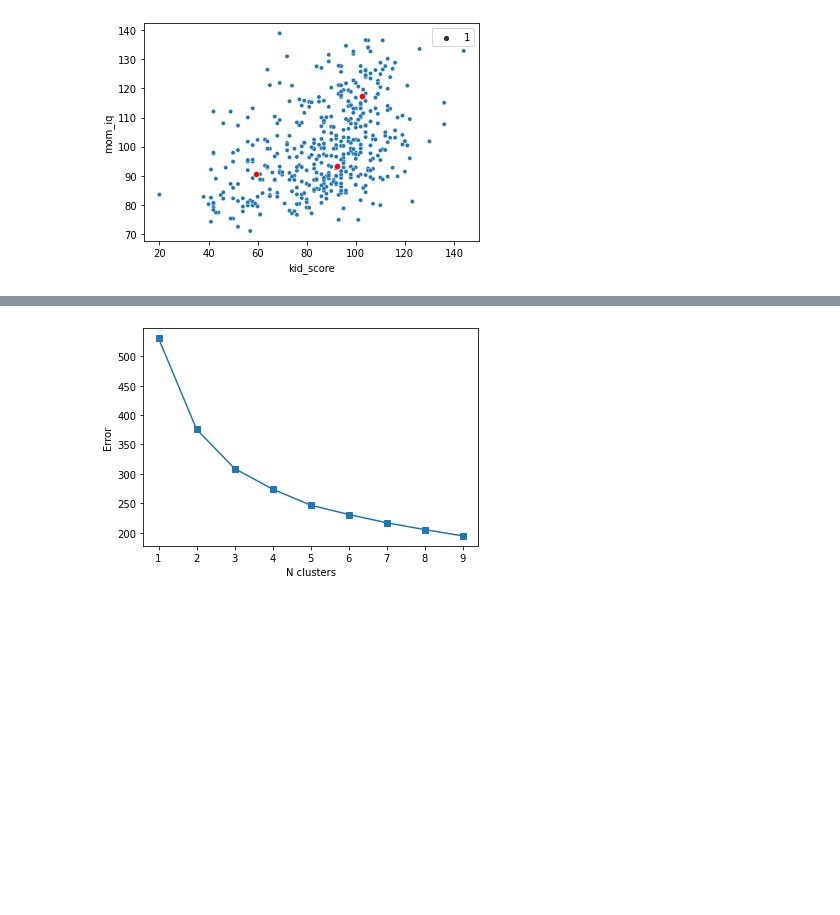
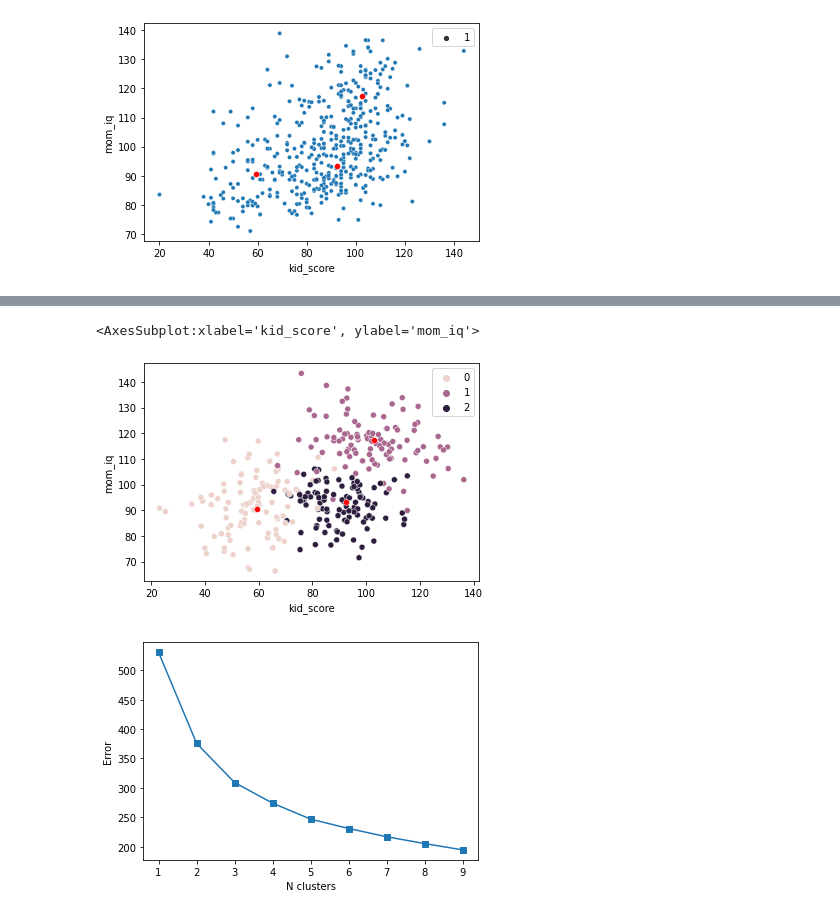
Before and after one commit to vvseva/DS_DAPS, a Jupyter notebook: 1-lab/summarization.ipynb, the cells around one changed output, grey strips where cells are left out. Drawn from its saved outputs; the diff is of its cells as text; code cells hidden in the pictures; blank space fills up the shorter version.

```diff
--- a/1-lab/summarization.ipynb
+++ b/1-lab/summarization.ipynb
@@ -460,0 +479,8 @@ sns.scatterplot(data = two_dim,
+# %%
+df_cluster_agg = res.groupby("cluster")[['kid_score', 'mom_iq']].\
+    agg({
+    'kid_score' : ['mean', 'std'],
+    'mom_iq' : ['mean', 'std']
+})
+    # agg(m = ('kid_score', ['mean', 'std']), s = ('mom_iq','std'))
+df_cluster_agg
@@ -460,0 +511,13 @@ sns.scatterplot(data = two_dim,
+# %%
+df_sim_2 = pd.DataFrame()
+df_sim_temp = pd.DataFrame()
+df_sim_2['kid_score'] = np.random.normal(df_cluster_agg['kid_score']['mean'], df_cluster_agg['kid_score']['std'])
+df_sim_2['mom_iq'] = np.random.normal(df_cluster_agg['mom_iq']['mean'], df_cluster_agg['mom_iq']['std'])
+
+for i in range(0, 100):
+    df_sim_temp['kid_score'] = np.random.normal(df_cluster_agg['kid_score']['mean'], df_cluster_agg['kid_score']['std'])
+    df_sim_temp['mom_iq'] = np.random.normal(df_cluster_agg['mom_iq']['mean'], df_cluster_agg['mom_iq']['std'])
+    df_sim_2 = df_sim_2.append(df_sim_temp)
+
+df_sim_2['cluster'] = df_sim_2.index
+df_sim_2.head()
@@ -461,3 +531,14 @@ sns.scatterplot(data = two_dim,
+# %%
+sns.scatterplot(data = df_sim_2,
+                x = 'kid_score',
+                y = 'mom_iq',
+                hue = 'cluster')
+sns.scatterplot(data = two_dim,
+                x = 'kid_score',
+                y = 'mom_iq', color = 'red')
+# %% [output]
+<AxesSubplot:xlabel='kid_score', ylabel='mom_iq'>
+[figure, added]
 # %%
 inertia = []
 for k in range(1, 10):
```
Also changed, not shown: parts of 7 cells of this notebook.
